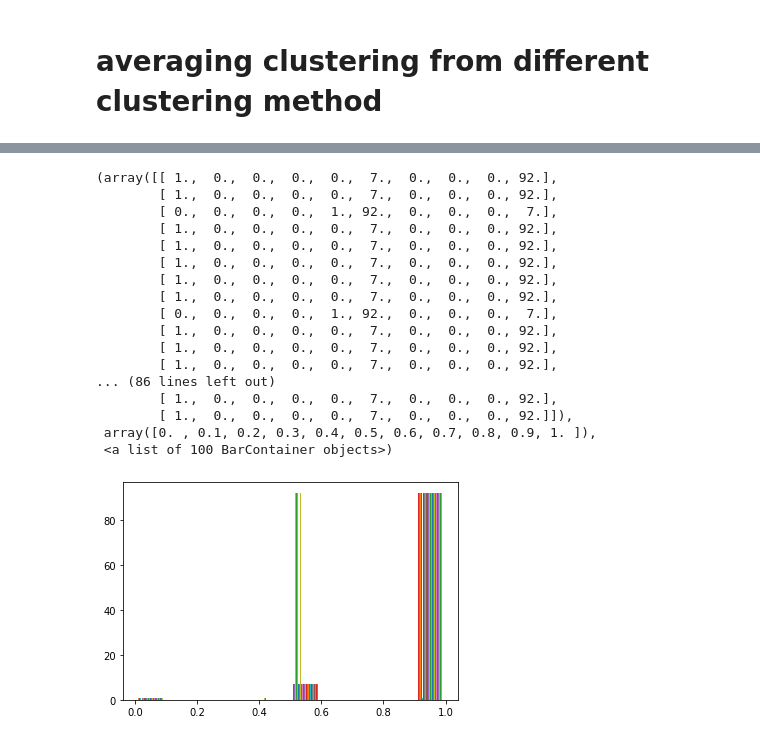
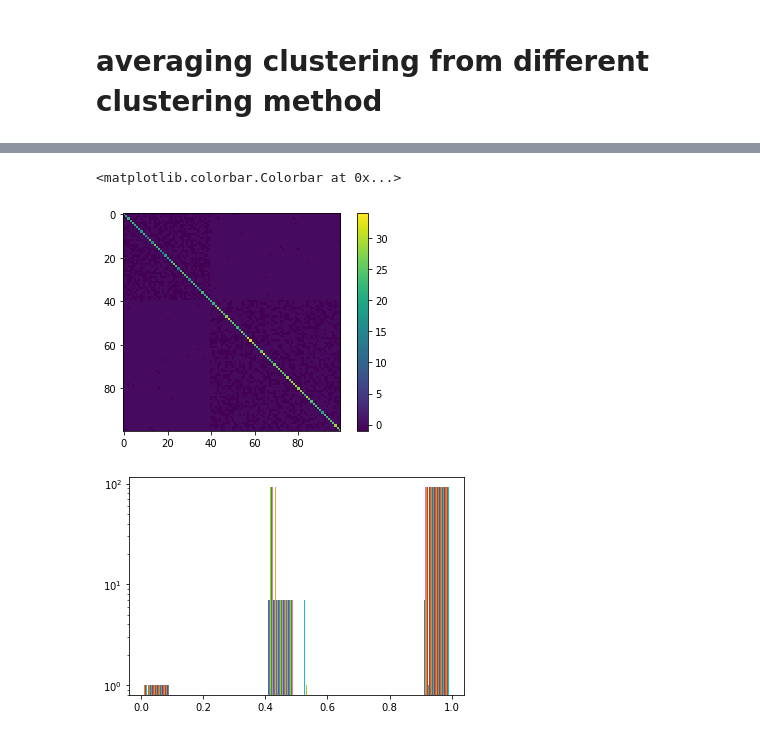
Before and after one commit to sekunder/clustering, a Jupyter notebook: most recent progress on stochastic block model.ipynb, the cells around one changed output, grey strips where cells are left out. Drawn from its saved outputs; the diff is of its cells as text; code cells hidden in the pictures.

```diff
--- a/most recent progress on stochastic block model.ipynb
+++ b/most recent progress on stochastic block model.ipynb
@@ -40,6 +83,7 @@ import pandas as pd
 from matplotlib.animation import FuncAnimation
 from IPython import display
 sizes2 = [2*20, 2*30]
+n_nodes = np.sum(sizes2)
 model= GaussianMixture(n_components=2, init_params='random',n_init= 50)
 
 probs_test = [[ 0, 0], [ 0, 0]]
@@ -52,7 +96,7 @@ true_matrix=np.zeros((len(g2),len(g2)))
 aa_vals = [0.01, 0.05, 0.10]
 bb_vals = [0.01, 0.05, 0.10]
 
-ab_vals = np.linspace(0, 0.1, 101)
+ab_vals = np.linspace(0, 0.1, 11)
 
 
 plt.figure(figsize=(10,10), tight_layout="tight")
@@ -104,7 +148,7 @@ for p, aa in enumerate(aa_vals):
                         true_matrix[m][n]=1
                         true_matrix[n][m]=1
 
-            error.append((((EM_matrix!=true_matrix).sum())))
+            error.append((EM_matrix!=true_matrix).sum() / (n_nodes * (n_nodes - 1)))
 
 
 
@@ -112,7 +156,7 @@ for p, aa in enumerate(aa_vals):
 
         plt.title(f"aa={aa}, bb={bb}")
         plt.xlabel("ab")
-        plt.ylabel("Accuracy")
+        plt.ylabel("Error Rate")
         plt.plot(ab_vals, error)
 
 
@@ -286,25 +330,3 @@ thread.start()
 VBox(children=(VBox(children=(HBox(children=(Figure(animation_duration=1000, axes=[Axis(label='x', scale=Linea…
 # %% [markdown]
 # averaging clustering from different clustering method
-# %%
-def ASE(g, dims=2):
-    A = nx.adjacency_matrix(g).todense()
-    _, eigvec = np.linalg.eigh(A)
-    p = eigvec[:, 2:(dims+2)]
-    return np.asarray(p.T)
-
-def LSE(g, dims=2):
-    A = nx.adjacency_matrix(g).todense()
-    L = np.diag([g.degree(v) for v in g.nodes]) - A
-    _, eigvec = np.linalg.eigh(L)
-    p = eigvec[:, 1:(dims+1)]
-    return np.asarray(p.T)
-
-def cluster_member(vector):
-    matrix= np.zeros((len(vector),len(vector)))
-    for m in range(len(vector)):
-        for n in range(len(vector)):
-            if vector[m]== vector[n]:
-                matrix[m][n]=1
-                matrix[n][m]=1
-    return matrix
@@ -311,5 +394,13 @@ def cluster_member(vector):
+# %%
+A = np.asarray(nx.adjacency_matrix(g2).todense())
+L = np.diag(A.sum(axis=0)) - A
+plt.imshow(L, interpolation="none")
+plt.colorbar()
+# %% [output]
+<matplotlib.colorbar.Colorbar at 0x...>
+[figure, added]
 # %%
-size2=[2*20, 2*30]
+sizes2=[2*20, 2*30]
 probs_test = [[ 0.3, 0.3], [ 0.3, 0.4]]
 g2 = nx.stochastic_block_model(sizes2, probs_test, seed=1)
 
@@ -340,22 +431,6 @@ def averaging_cluster(g):
     return average
 # %%
 plt.hist(averaging_cluster(g2))
+plt.yscale("log")
 # %% [output]
-(array([[ 1.,  0.,  0.,  0.,  0.,  7.,  0.,  0.,  0., 92.],
-        [ 1.,  0.,  0.,  0.,  0.,  7.,  0.,  0.,  0., 92.],
-        [ 0.,  0.,  0.,  0.,  1., 92.,  0.,  0.,  0.,  7.],
-        [ 1.,  0.,  0.,  0.,  0.,  7.,  0.,  0.,  0., 92.],
-        [ 1.,  0.,  0.,  0.,  0.,  7.,  0.,  0.,  0., 92.],
-        [ 1.,  0.,  0.,  0.,  0.,  7.,  0.,  0.,  0., 92.],
-        [ 1.,  0.,  0.,  0.,  0.,  7.,  0.,  0.,  0., 92.],
-        [ 1.,  0.,  0.,  0.,  0.,  7.,  0.,  0.,  0., 92.],
-        [ 0.,  0.,  0.,  0.,  1., 92.,  0.,  0.,  0.,  7.],
-        [ 1.,  0.,  0.,  0.,  0.,  7.,  0.,  0.,  0., 92.],
-        [ 1.,  0.,  0.,  0.,  0.,  7.,  0.,  0.,  0., 92.],
-        [ 1.,  0.,  0.,  0.,  0.,  7.,  0.,  0.,  0., 92.],
-... (86 lines left out)
-        [ 1.,  0.,  0.,  0.,  0.,  7.,  0.,  0.,  0., 92.],
-        [ 1.,  0.,  0.,  0.,  0.,  7.,  0.,  0.,  0., 92.]]),
- array([0. , 0.1, 0.2, 0.3, 0.4, 0.5, 0.6, 0.7, 0.8, 0.9, 1. ]),
- <a list of 100 BarContainer objects>)
-[figure, old version]
+[figure, new version]
```
Also changed, not shown: parts of 4 cells of this notebook.
